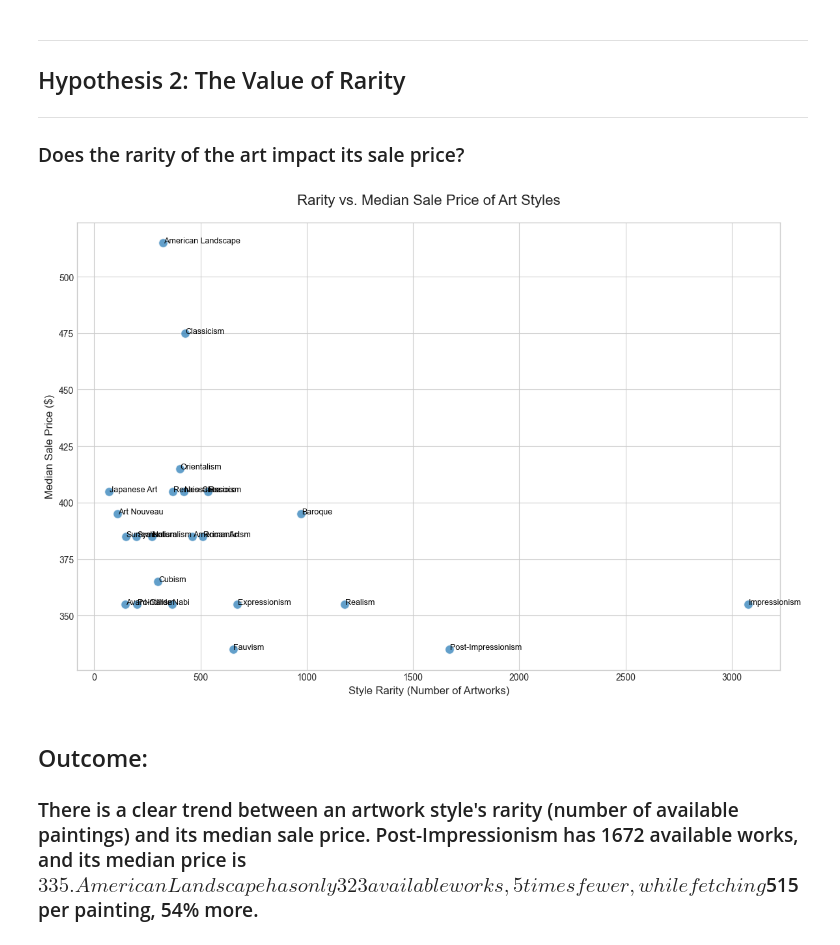
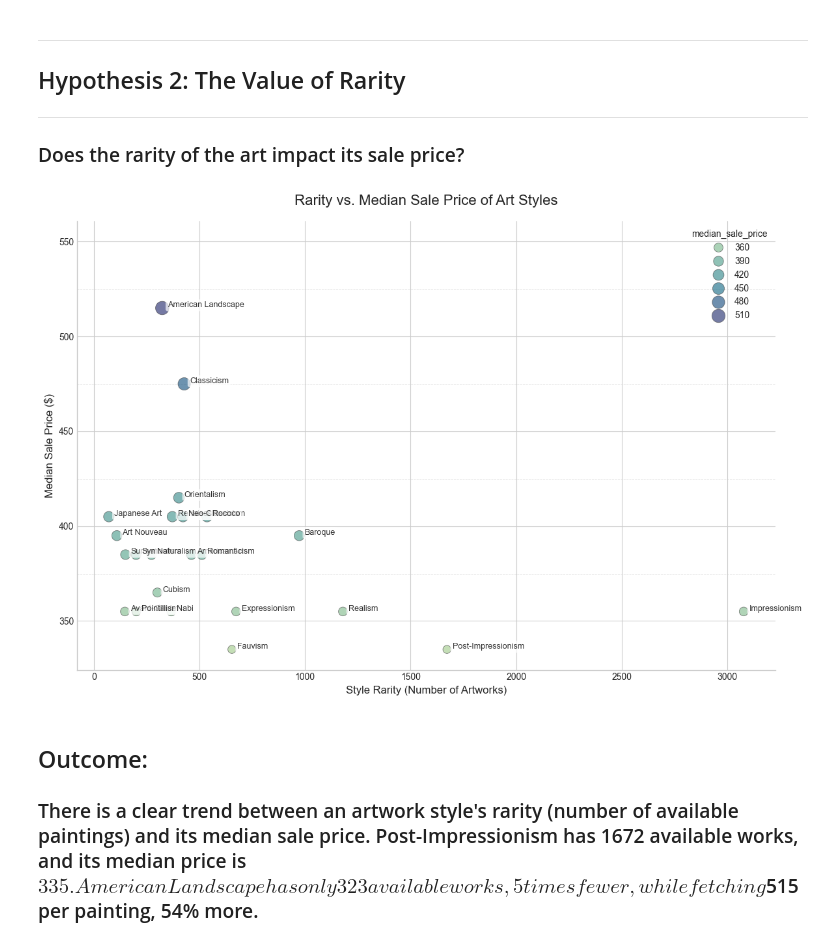
Before and after one commit to chandlershortlidge/sql-database, a Jupyter notebook: famous_art_data_visualizations.ipynb, the cells around one changed output. Cells and saved outputs as stored; diff of their text form; code cells hidden in the pictures.

```diff
--- a/famous_art_data_visualizations.ipynb
+++ b/famous_art_data_visualizations.ipynb
@@ -84,36 +84,50 @@ Passing `palette` without assigning `hue` is deprecated and will be removed in v
 
 ### Does the rarity of the art impact its sale price?
 # %%
-df_value_of_rarity = pd.read_csv("value_of_rarity.csv")
+df_value_of_rarity = pd.read_csv("docs/value_of_rarity.csv")
 # %%
-
-# --- Visualization ---
 plt.style.use('seaborn-v0_8-whitegrid')
 fig, ax = plt.subplots(figsize=(12, 8))
 
-# Create the scatter plot
-# x-axis is rarity (style_count), y-axis is price (median_sale_price)
-ax.scatter(data=df_value_of_rarity, x='style_count', y='median_sale_price', alpha=0.7, edgecolors='w', s=100)
+scatter = sns.scatterplot(
+    data=df_value_of_rarity,
+    x='style_count',
+    y='median_sale_price',
+    hue='median_sale_price',
+    palette='crest',
+    size='median_sale_price',
+    sizes=(80, 220),
+    linewidth=0.6,
+    edgecolor='0.25',
+    alpha=0.65,
+    ax=ax,
+    legend='brief'
+)
 
-# This loops through each row in the DataFrame
-for index, row in df_value_of_rarity.iterrows():
-    # This draws the 'style' name at the x and y coordinates of the data point
-    ax.text(
-        x=row['style_count'] + 3,  # Add a small offset to not overlap the dot
-        y=row['median_sale_price'],
-        s=row['style'],          # The text string to draw
-        fontdict=dict(color='black', size=9) # Optional: style the text
+for _, row in df_value_of_rarity.iterrows():
+    ax.annotate(
+        row['style'],
+        (row['style_count'], row['median_sale_price']),
+        xytext=(6, 3),
+        textcoords='offset points',
+        fontsize=9,
+        color='0.2',
+        ha='left',
+        va='center',
+        bbox=dict(boxstyle='round,pad=0.25', fc='white', alpha=0.7, ec='none')
     )
 
-# Add titles and labels
-ax.set_title('Rarity vs. Median Sale Price of Art Styles', fontsize=16, pad=20)
+for y in range(350, 551, 25):
+    ax.axhline(y, color='0.85', linewidth=0.6, linestyle='--', zorder=0)
+
+ax.set_title('Rarity vs. Median Sale Price of Art Styles', fontsize=16, pad=18)
 ax.set_xlabel('Style Rarity (Number of Artworks)', fontsize=12)
 ax.set_ylabel('Median Sale Price ($)', fontsize=12)
-
+sns.despine(left=False, bottom=False)
 plt.tight_layout()
 plt.show()
 # %% [output]
-[figure, old version]
+[figure, new version]
 # %% [markdown]
 ## Outcome:
 
```
Also changed, not shown: parts of 3 cells of this notebook, 1 other file.
